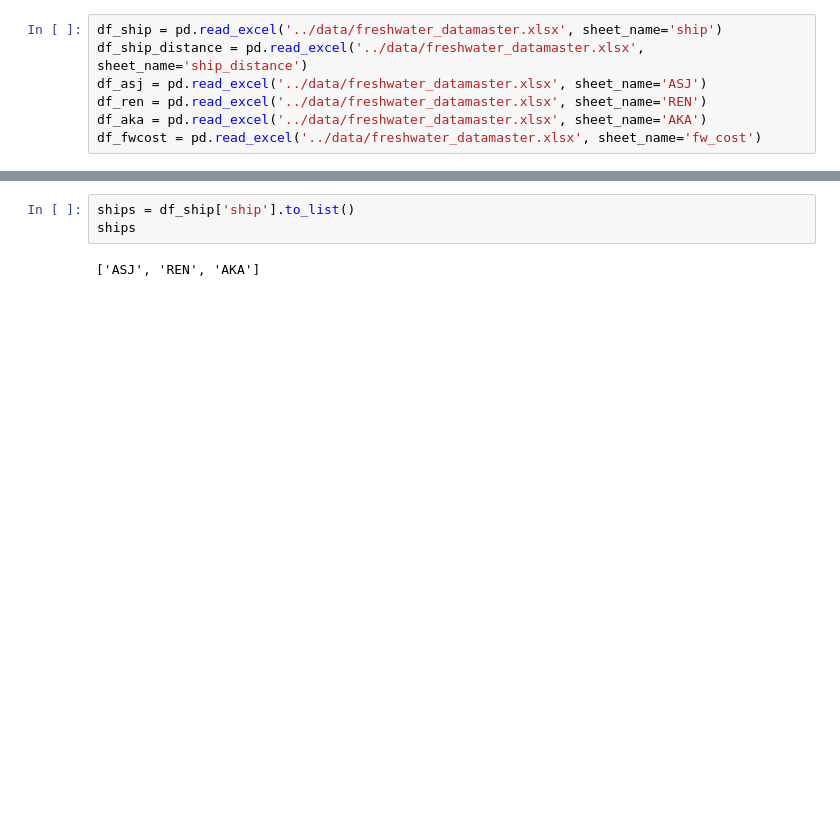
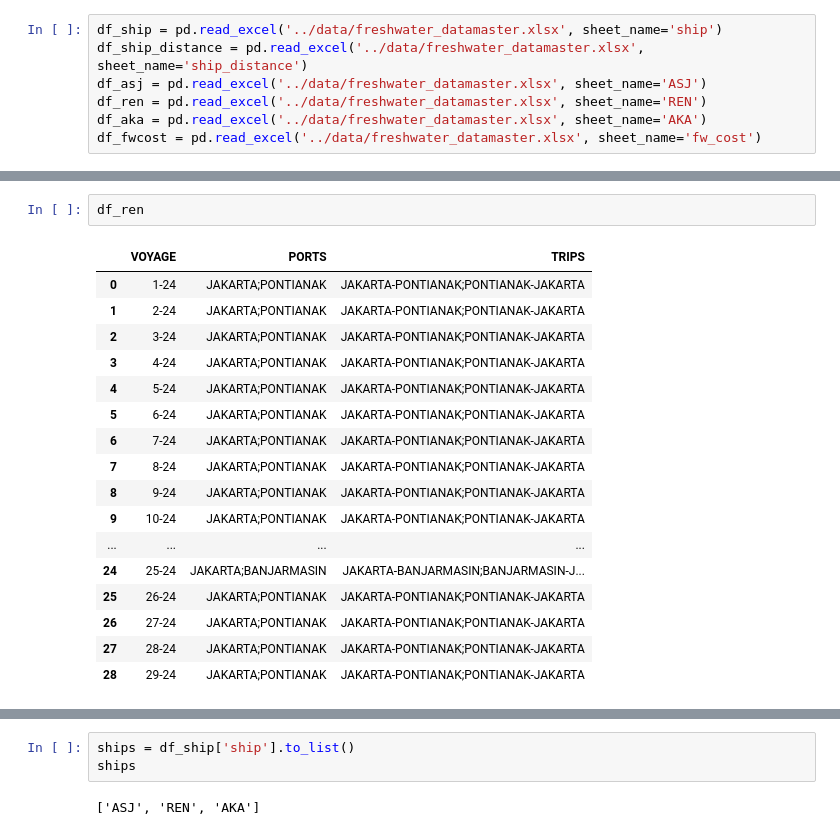
Before and after one commit to ilhamyulianto/freshwater, a Jupyter notebook: notebook/test.ipynb, the cells around one changed output, grey strips where cells are left out. Saved outputs shown, nothing was run; the diff lists cells and outputs as text; blank space fills up the shorter version.

```diff
--- a/notebook/test.ipynb
+++ b/notebook/test.ipynb
@@ -16,0 +38,20 @@ df_ship
+# %%
+df_ren
+# %% [output]
+|  | VOYAGE | PORTS | TRIPS |
+| 0 | 1-24 | JAKARTA;PONTIANAK | JAKARTA-PONTIANAK;PONTIANAK-JAKARTA |
+| 1 | 2-24 | JAKARTA;PONTIANAK | JAKARTA-PONTIANAK;PONTIANAK-JAKARTA |
+| 2 | 3-24 | JAKARTA;PONTIANAK | JAKARTA-PONTIANAK;PONTIANAK-JAKARTA |
+| 3 | 4-24 | JAKARTA;PONTIANAK | JAKARTA-PONTIANAK;PONTIANAK-JAKARTA |
+| 4 | 5-24 | JAKARTA;PONTIANAK | JAKARTA-PONTIANAK;PONTIANAK-JAKARTA |
+| 5 | 6-24 | JAKARTA;PONTIANAK | JAKARTA-PONTIANAK;PONTIANAK-JAKARTA |
+| 6 | 7-24 | JAKARTA;PONTIANAK | JAKARTA-PONTIANAK;PONTIANAK-JAKARTA |
+| 7 | 8-24 | JAKARTA;PONTIANAK | JAKARTA-PONTIANAK;PONTIANAK-JAKARTA |
+| 8 | 9-24 | JAKARTA;PONTIANAK | JAKARTA-PONTIANAK;PONTIANAK-JAKARTA |
+| 9 | 10-24 | JAKARTA;PONTIANAK | JAKARTA-PONTIANAK;PONTIANAK-JAKARTA |
+| ... | ... | ... | ... |
+| 24 | 25-24 | JAKARTA;BANJARMASIN | JAKARTA-BANJARMASIN;BANJARMASIN-J... |
+| 25 | 26-24 | JAKARTA;PONTIANAK | JAKARTA-PONTIANAK;PONTIANAK-JAKARTA |
+| 26 | 27-24 | JAKARTA;PONTIANAK | JAKARTA-PONTIANAK;PONTIANAK-JAKARTA |
+| 27 | 28-24 | JAKARTA;PONTIANAK | JAKARTA-PONTIANAK;PONTIANAK-JAKARTA |
+| 28 | 29-24 | JAKARTA;PONTIANAK | JAKARTA-PONTIANAK;PONTIANAK-JAKARTA |
```
Also changed, not shown: parts of 17 cells of this notebook, 47 other files.
